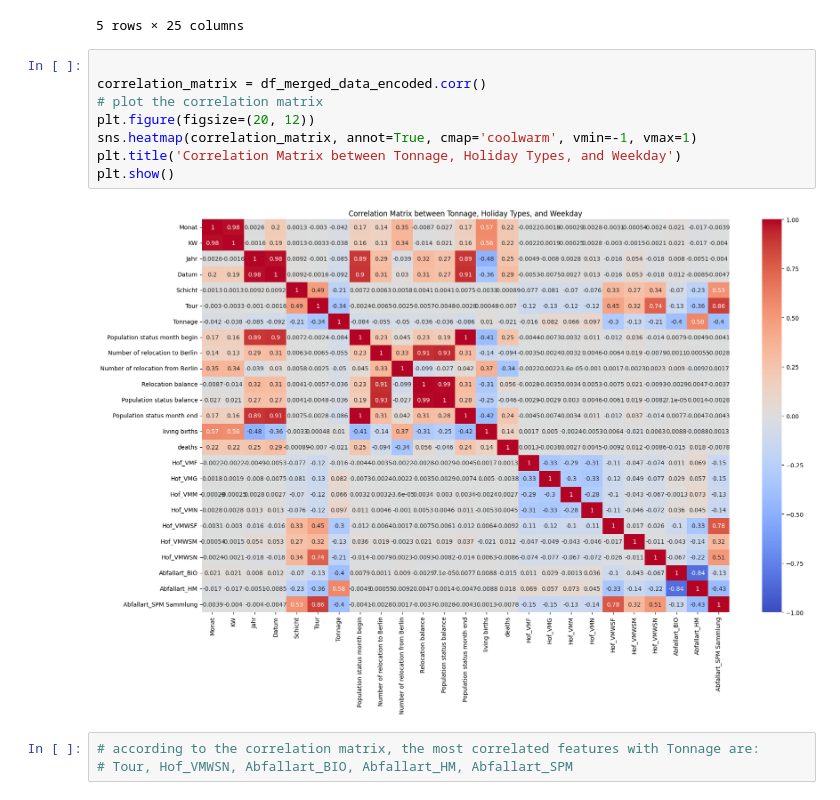
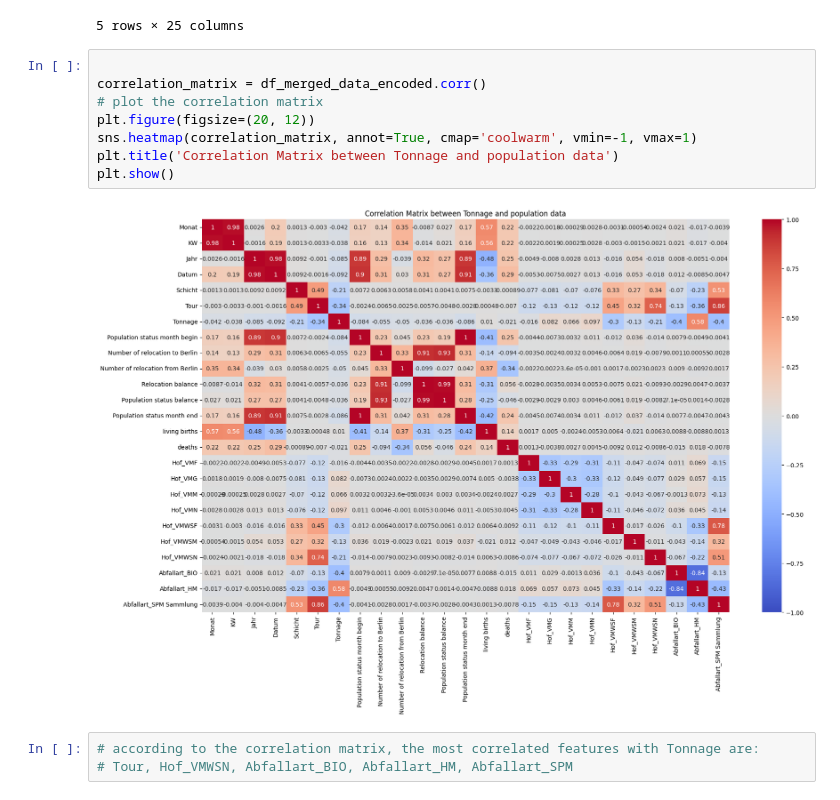
Before and after one commit to FlyingBaum/trash-ml, a Jupyter notebook: notebooks/population_relocation.ipynb, the cells around one changed output. Saved outputs shown, nothing was run; the diff lists cells and outputs as text.

Commit message:
label of corr matrix change

```diff
--- a/notebooks/population_relocation.ipynb
+++ b/notebooks/population_relocation.ipynb
@@ -108,13 +110,13 @@ df_merged_data_encoded.head()
 # %%
 
 correlation_matrix = df_merged_data_encoded.corr()
 # plot the correlation matrix
 plt.figure(figsize=(20, 12))
 sns.heatmap(correlation_matrix, annot=True, cmap='coolwarm', vmin=-1, vmax=1)
-plt.title('Correlation Matrix between Tonnage, Holiday Types, and Weekday')
+plt.title('Correlation Matrix between Tonnage and population data')
 plt.show()
 # %% [output]
-[figure, old version]
+[figure, new version]
 # %%
 # according to the correlation matrix, the most correlated features with Tonnage are:
 # Tour, Hof_VMWSN, Abfallart_BIO, Abfallart_HM, Abfallart_SPM
```
Also changed, not shown: parts of 2 cells of this notebook.
